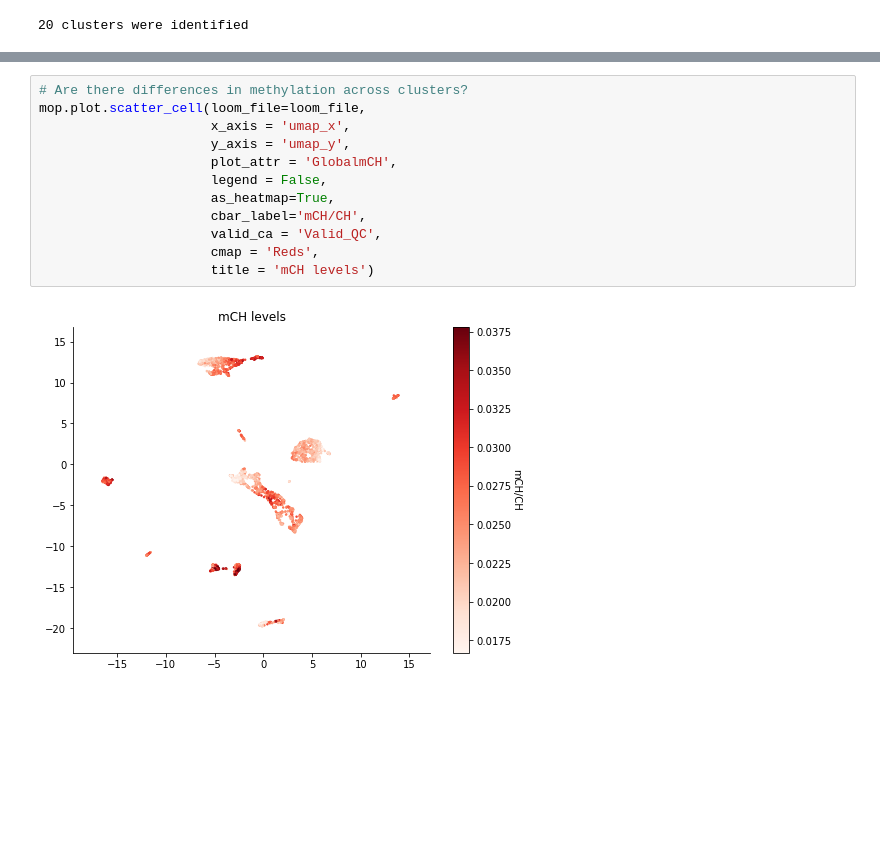
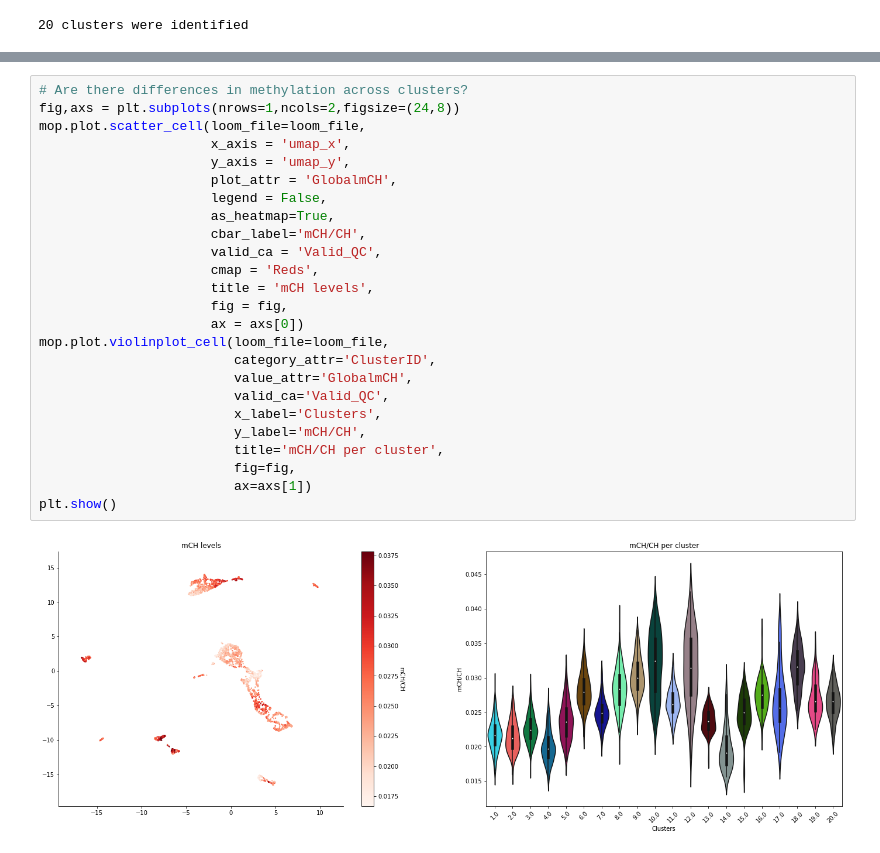
Before and after one commit to mukamel-lab/mop, a Jupyter notebook: docs/process_snmc_example.ipynb, the cells around one changed output, grey strips where cells are left out. Drawn from its saved outputs; the diff is of its cells as text; blank space fills up the shorter version.

Commit message:
updated plots

```diff
--- a/docs/process_snmc_example.ipynb
+++ b/docs/process_snmc_example.ipynb
@@ -196,14 +197,27 @@ mop.plot.scatter_cell(loom_file=loom_file,
 # %%
 # Are there differences in methylation across clusters?
+fig,axs = plt.subplots(nrows=1,ncols=2,figsize=(24,8))
 mop.plot.scatter_cell(loom_file=loom_file,
                       x_axis = 'umap_x',
                       y_axis = 'umap_y',
                       plot_attr = 'GlobalmCH',
                       legend = False,
                       as_heatmap=True,
                       cbar_label='mCH/CH',
                       valid_ca = 'Valid_QC',
                       cmap = 'Reds',
-                      title = 'mCH levels')
+                      title = 'mCH levels',
+                      fig = fig,
+                      ax = axs[0])
+mop.plot.violinplot_cell(loom_file=loom_file,
+                         category_attr='ClusterID',
+                         value_attr='GlobalmCH',
+                         valid_ca='Valid_QC',
+                         x_label='Clusters',
+                         y_label='mCH/CH',
+                         title='mCH/CH per cluster',
+                         fig=fig,
+                         ax=axs[1])
+plt.show()
 # %% [output]
-[figure, old version]
+[figure, new version]
```
Also changed, not shown: parts of 9 cells of this notebook.
